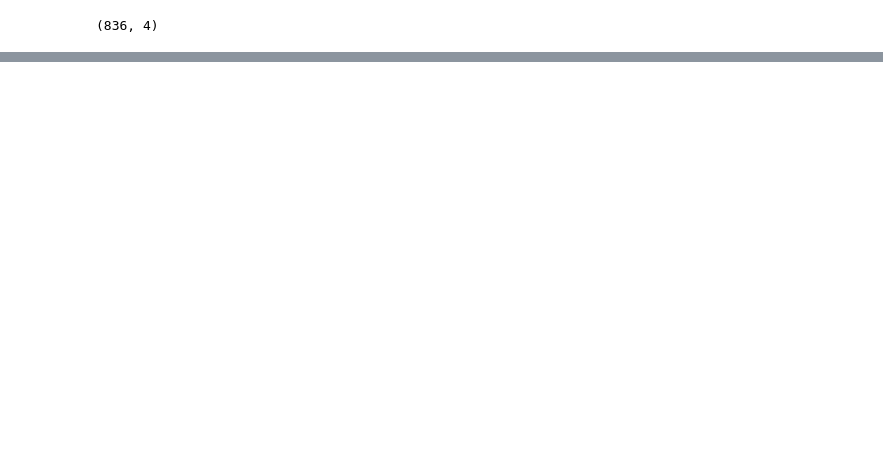
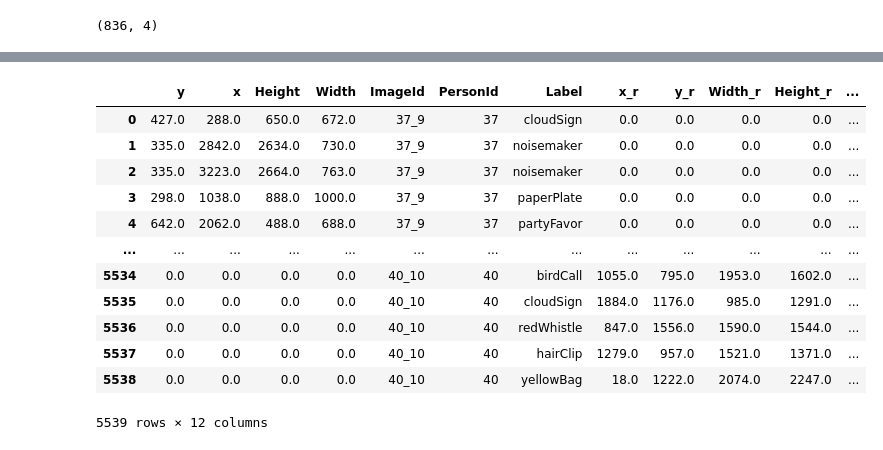
Before and after one commit to Rubeshih/VAST2020_MC2, a Jupyter notebook: MC2.ipynb, the cells around one changed output, grey strips where cells are left out. Drawn from its saved outputs; the diff is of its cells as text; code cells hidden in the pictures; blank space fills up the shorter version.

```diff
--- a/MC2.ipynb
+++ b/MC2.ipynb
@@ -256 +266,28 @@ gt_pca
 836 rows × 4 columns
+# %%
+#Concat Ground Truth and Origin Data
+
+import pandas as pd
+import numpy as np
+
+Ori_df = pd.read_json('FineData.json', dtype=False)
+Gt_df = pd.read_json('gt.json', dtype=False)
+
+Ori_df.columns = ['x_r', 'y_r', 'Width_r', 'Height_r', 'Score', 'Label', 'PersonId', 'ImageId']
+MergeDF = pd.merge(Gt_df, Ori_df, how='outer', on=['PersonId', 'ImageId', 'Label']).replace(np.nan, 0)
+
+MergeDF
+# %% [output]
+|  | y | x | Height | Width | ImageId | PersonId | Label | x_r | y_r | Width_r | Height_r | ... |
+| 0 | 427.0 | 288.0 | 650.0 | 672.0 | 37_9 | 37 | cloudSign | 0.0 | 0.0 | 0.0 | 0.0 | ... |
+| 1 | 335.0 | 2842.0 | 2634.0 | 730.0 | 37_9 | 37 | noisemaker | 0.0 | 0.0 | 0.0 | 0.0 | ... |
+| 2 | 335.0 | 3223.0 | 2664.0 | 763.0 | 37_9 | 37 | noisemaker | 0.0 | 0.0 | 0.0 | 0.0 | ... |
+| 3 | 298.0 | 1038.0 | 888.0 | 1000.0 | 37_9 | 37 | paperPlate | 0.0 | 0.0 | 0.0 | 0.0 | ... |
+| 4 | 642.0 | 2062.0 | 488.0 | 688.0 | 37_9 | 37 | partyFavor | 0.0 | 0.0 | 0.0 | 0.0 | ... |
+| ... | ... | ... | ... | ... | ... | ... | ... | ... | ... | ... | ... | ... |
+| 5534 | 0.0 | 0.0 | 0.0 | 0.0 | 40_10 | 40 | birdCall | 1055.0 | 795.0 | 1953.0 | 1602.0 | ... |
+| 5535 | 0.0 | 0.0 | 0.0 | 0.0 | 40_10 | 40 | cloudSign | 1884.0 | 1176.0 | 985.0 | 1291.0 | ... |
+| 5536 | 0.0 | 0.0 | 0.0 | 0.0 | 40_10 | 40 | redWhistle | 847.0 | 1556.0 | 1590.0 | 1544.0 | ... |
+| 5537 | 0.0 | 0.0 | 0.0 | 0.0 | 40_10 | 40 | hairClip | 1279.0 | 957.0 | 1521.0 | 1371.0 | ... |
+| 5538 | 0.0 | 0.0 | 0.0 | 0.0 | 40_10 | 40 | yellowBag | 18.0 | 1222.0 | 2074.0 | 2247.0 | ... |
+5539 rows × 12 columns
```
Also changed, not shown: parts of 7 cells of this notebook, 2 other files.
